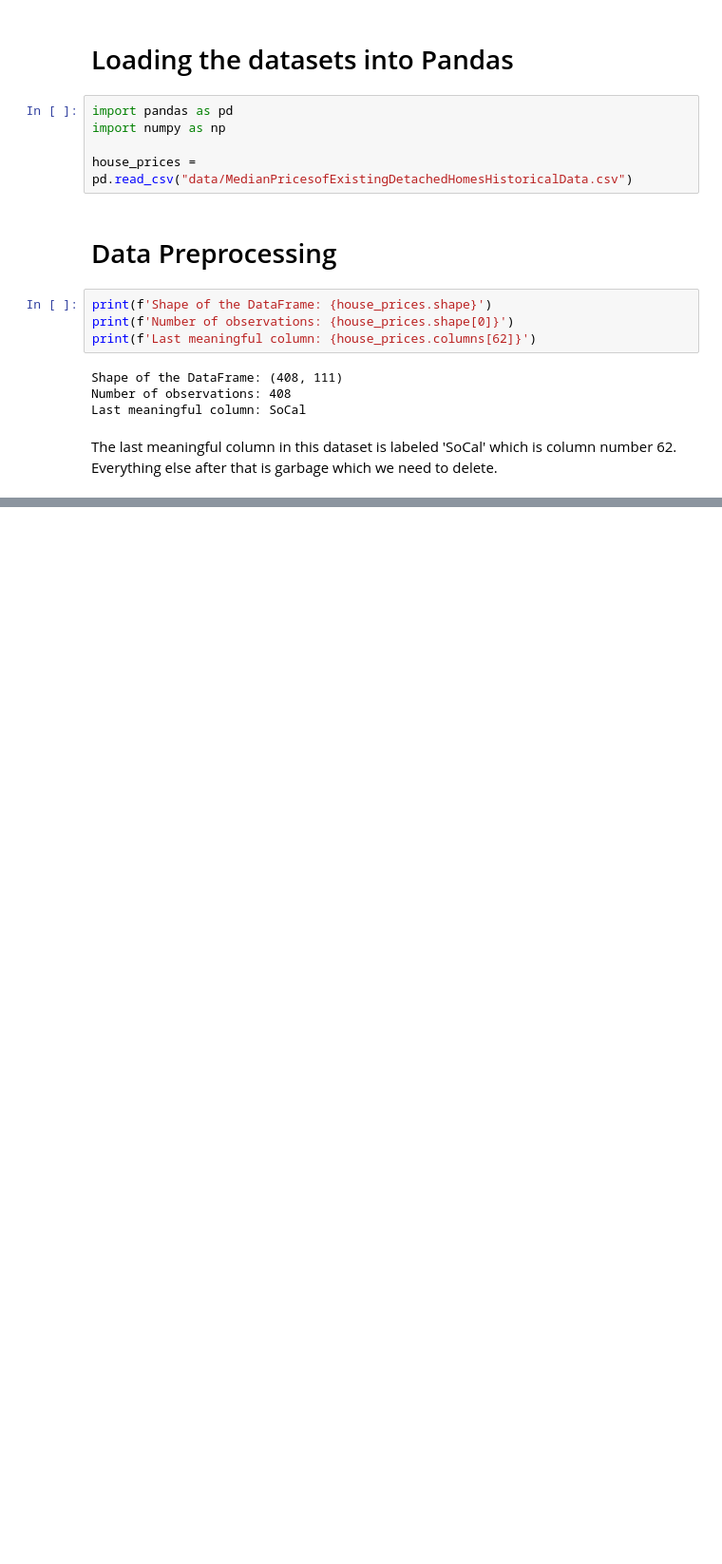
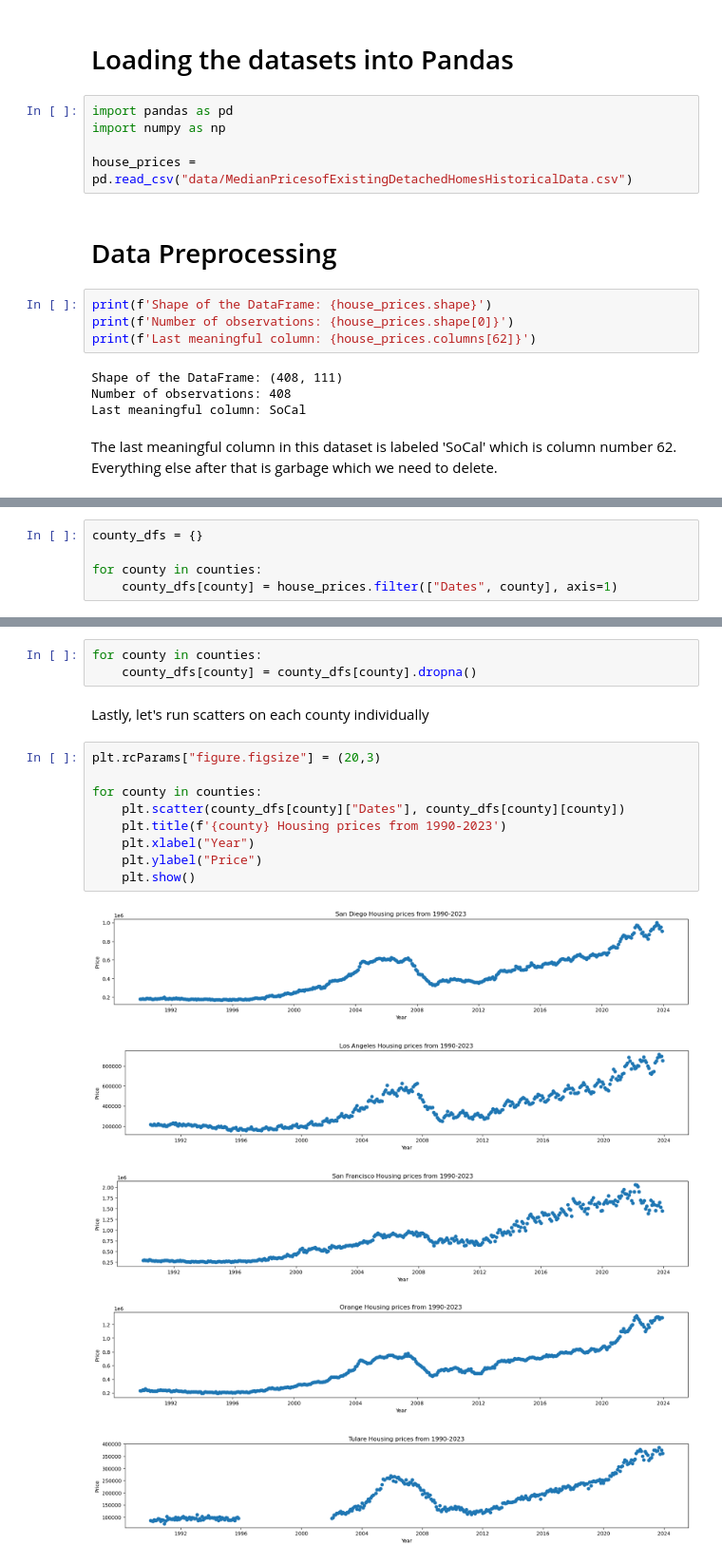
Before and after one commit to RamtinTJB/CSE151A-Project, a Jupyter notebook: notebook.ipynb, the cells around one changed output, grey strips where cells are left out. Shown at 95% size. Saved outputs shown, nothing was run; the diff lists cells and outputs as text; blank space fills up the shorter version.

```diff
--- a/notebook.ipynb
+++ b/notebook.ipynb
@@ -26,0 +125,5 @@ New shape: (408, 63)
+# %%
+county_dfs = {}
+
+for county in counties:
+    county_dfs[county] = house_prices.filter(["Dates", county], axis=1)
@@ -26,0 +132,20 @@ New shape: (408, 63)
+# %%
+for county in counties:
+    county_dfs[county] = county_dfs[county].dropna()
+# %% [markdown]
+Lastly, let's run scatters on each county individually
+# %%
+plt.rcParams["figure.figsize"] = (20,3)
+
+for county in counties:
+    plt.scatter(county_dfs[county]["Dates"], county_dfs[county][county])
+    plt.title(f'{county} Housing prices from 1990-2023')
+    plt.xlabel("Year")
+    plt.ylabel("Price")
+    plt.show()
+# %% [output]
+[figure, added]
+[figure, added]
+[figure, added]
+[figure, added]
+[figure, added]
```
Also changed, not shown: parts of 17 cells of this notebook.
